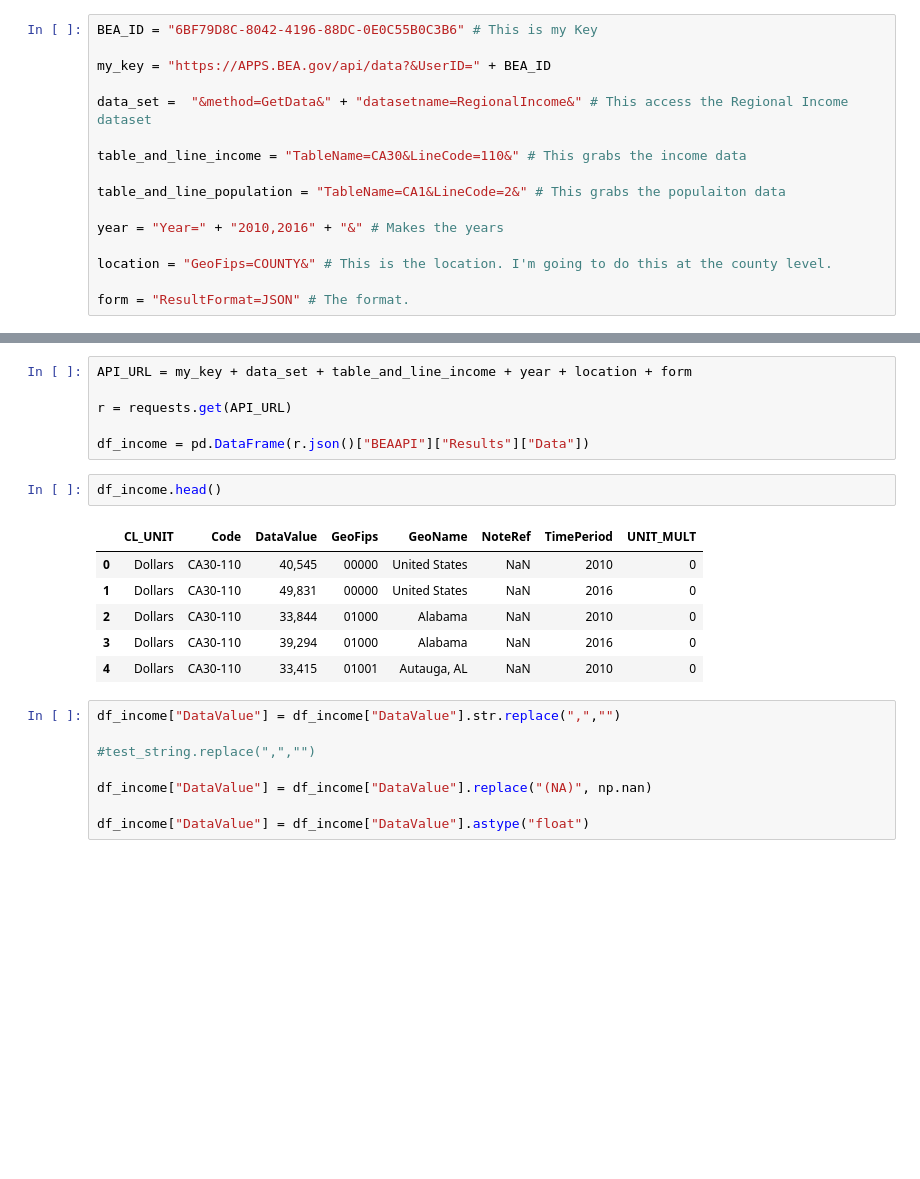
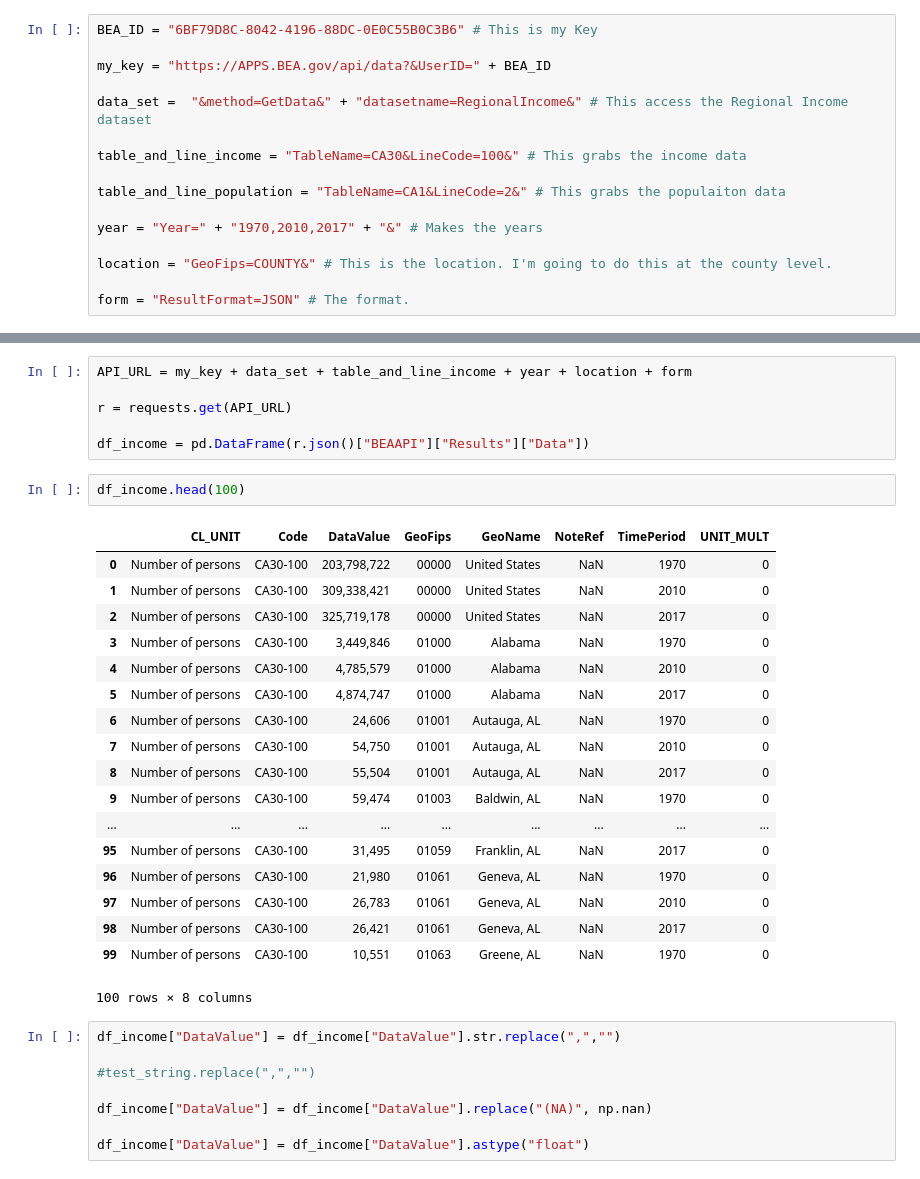
Before and after one commit to mwaugh0328/data_bootcamp_spring_2019, a Jupyter notebook: intro_to_apis/bea_example.ipynb, the cells around one changed output, grey strips where cells are left out. Saved outputs shown, nothing was run; the diff lists cells and outputs as text; blank space fills up the shorter version.

```diff
--- a/intro_to_apis/bea_example.ipynb
+++ b/intro_to_apis/bea_example.ipynb
@@ -21,11 +21,11 @@ my_key = "https://APPS.BEA.gov/api/data?&UserID=" + BEA_ID
 
 data_set =  "&method=GetData&" + "datasetname=RegionalIncome&" # This access the Regional Income dataset
 
-table_and_line_income = "TableName=CA30&LineCode=110&" # This grabs the income data
+table_and_line_income = "TableName=CA30&LineCode=100&" # This grabs the income data
 
 table_and_line_population = "TableName=CA1&LineCode=2&" # This grabs the populaiton data
 
-year = "Year=" + "2010,2016" + "&" # Makes the years
+year = "Year=" + "1970,2010,2017" + "&" # Makes the years
 
 location = "GeoFips=COUNTY&" # This is the location. I'm going to do this at the county level.
 
@@ -68,14 +68,26 @@ r = requests.get(API_URL)
 
 df_income = pd.DataFrame(r.json()["BEAAPI"]["Results"]["Data"])
 # %%
-df_income.head()
+df_income.head(100)
 # %% [output]
 |  | CL_UNIT | Code | DataValue | GeoFips | GeoName | NoteRef | TimePeriod | UNIT_MULT |
-| 0 | Dollars | CA30-110 | 40,545 | 00000 | United States | NaN | 2010 | 0 |
-| 1 | Dollars | CA30-110 | 49,831 | 00000 | United States | NaN | 2016 | 0 |
-| 2 | Dollars | CA30-110 | 33,844 | 01000 | Alabama | NaN | 2010 | 0 |
-| 3 | Dollars | CA30-110 | 39,294 | 01000 | Alabama | NaN | 2016 | 0 |
-| 4 | Dollars | CA30-110 | 33,415 | 01001 | Autauga, AL | NaN | 2010 | 0 |
+| 0 | Number of persons | CA30-100 | 203,798,722 | 00000 | United States | NaN | 1970 | 0 |
+| 1 | Number of persons | CA30-100 | 309,338,421 | 00000 | United States | NaN | 2010 | 0 |
+| 2 | Number of persons | CA30-100 | 325,719,178 | 00000 | United States | NaN | 2017 | 0 |
+| 3 | Number of persons | CA30-100 | 3,449,846 | 01000 | Alabama | NaN | 1970 | 0 |
+| 4 | Number of persons | CA30-100 | 4,785,579 | 01000 | Alabama | NaN | 2010 | 0 |
+| 5 | Number of persons | CA30-100 | 4,874,747 | 01000 | Alabama | NaN | 2017 | 0 |
+| 6 | Number of persons | CA30-100 | 24,606 | 01001 | Autauga, AL | NaN | 1970 | 0 |
+| 7 | Number of persons | CA30-100 | 54,750 | 01001 | Autauga, AL | NaN | 2010 | 0 |
+| 8 | Number of persons | CA30-100 | 55,504 | 01001 | Autauga, AL | NaN | 2017 | 0 |
+| 9 | Number of persons | CA30-100 | 59,474 | 01003 | Baldwin, AL | NaN | 1970 | 0 |
+| ... | ... | ... | ... | ... | ... | ... | ... | ... |
+| 95 | Number of persons | CA30-100 | 31,495 | 01059 | Franklin, AL | NaN | 2017 | 0 |
+| 96 | Number of persons | CA30-100 | 21,980 | 01061 | Geneva, AL | NaN | 1970 | 0 |
+| 97 | Number of persons | CA30-100 | 26,783 | 01061 | Geneva, AL | NaN | 2010 | 0 |
+| 98 | Number of persons | CA30-100 | 26,421 | 01061 | Geneva, AL | NaN | 2017 | 0 |
+| 99 | Number of persons | CA30-100 | 10,551 | 01063 | Greene, AL | NaN | 1970 | 0 |
+100 rows × 8 columns
 # %%
 df_income["DataValue"] = df_income["DataValue"].str.replace(",","")
 
```
Also changed, not shown: parts of 1 cell of this notebook, 1 other file.
